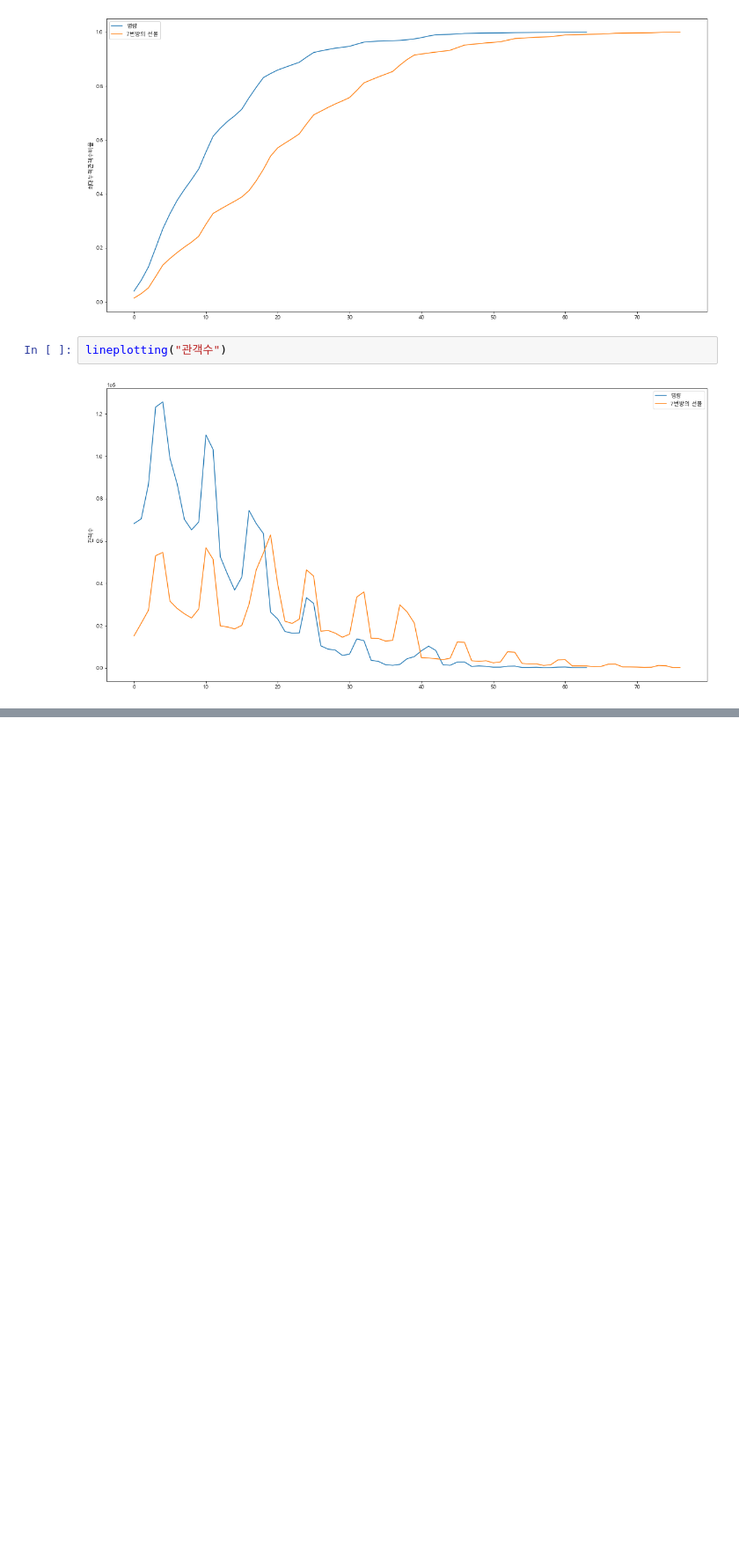
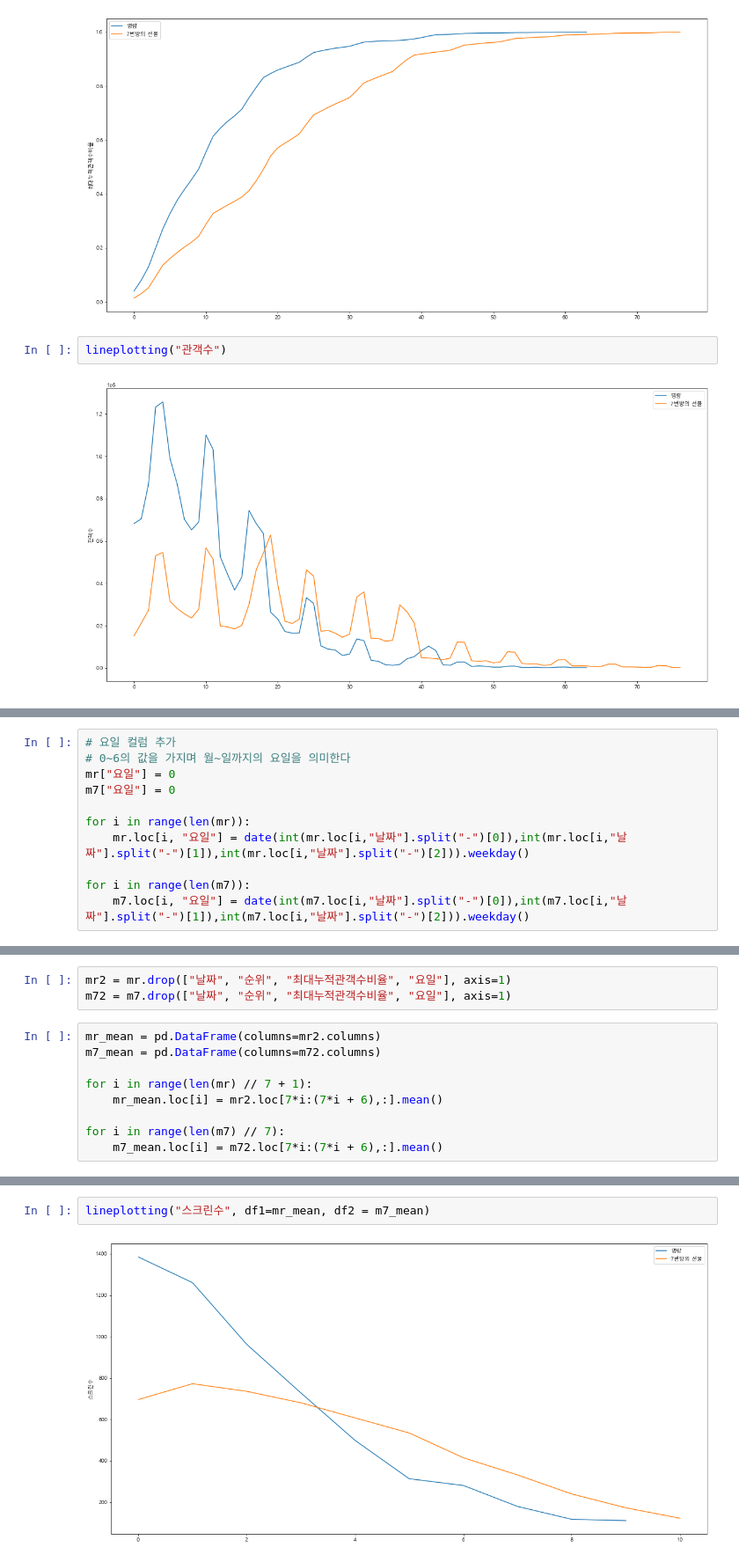
Before and after one commit to HyeogDo/korean_movie, a Jupyter notebook: MR_vs_M7.ipynb, the cells around one changed output, grey strips where cells are left out. Shown: that part at 88% size. Drawn from its saved outputs; the diff is of its cells as text; blank space fills up the shorter version.

```diff
--- a/MR_vs_M7.ipynb
+++ b/MR_vs_M7.ipynb
@@ -274,0 +265,11 @@ Name: 날짜, Length: 64, dtype: object
+# %%
+# 요일 컬럼 추가
+# 0~6의 값을 가지며 월~일까지의 요일을 의미한다
+mr["요일"] = 0
+m7["요일"] = 0
+
+for i in range(len(mr)):
+    mr.loc[i, "요일"] = date(int(mr.loc[i,"날짜"].split("-")[0]),int(mr.loc[i,"날짜"].split("-")[1]),int(mr.loc[i,"날짜"].split("-")[2])).weekday()
+
+for i in range(len(m7)):
+    m7.loc[i, "요일"] = date(int(m7.loc[i,"날짜"].split("-")[0]),int(m7.loc[i,"날짜"].split("-")[1]),int(m7.loc[i,"날짜"].split("-")[2])).weekday()
@@ -274,0 +282,12 @@ Name: 날짜, Length: 64, dtype: object
+# %%
+mr2 = mr.drop(["날짜", "순위", "최대누적관객수비율", "요일"], axis=1)
+m72 = m7.drop(["날짜", "순위", "최대누적관객수비율", "요일"], axis=1)
+# %%
+mr_mean = pd.DataFrame(columns=mr2.columns)
+m7_mean = pd.DataFrame(columns=m72.columns)
+
+for i in range(len(mr) // 7 + 1):
+    mr_mean.loc[i] = mr2.loc[7*i:(7*i + 6),:].mean()
+
+for i in range(len(m7) // 7):
+    m7_mean.loc[i] = m72.loc[7*i:(7*i + 6),:].mean()
@@ -274,0 +306,4 @@ Name: 날짜, Length: 64, dtype: object
+# %%
+lineplotting("스크린수", df1=mr_mean, df2 = m7_mean)
+# %% [output]
+[figure, added]
```
Also changed, not shown: parts of 10 cells of this notebook.
